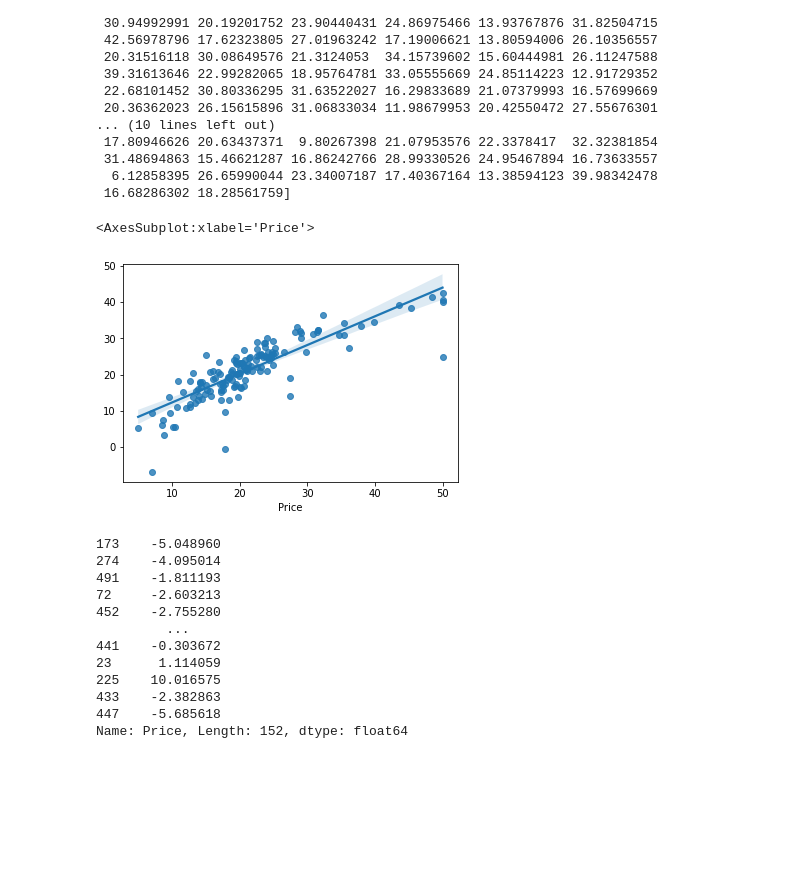
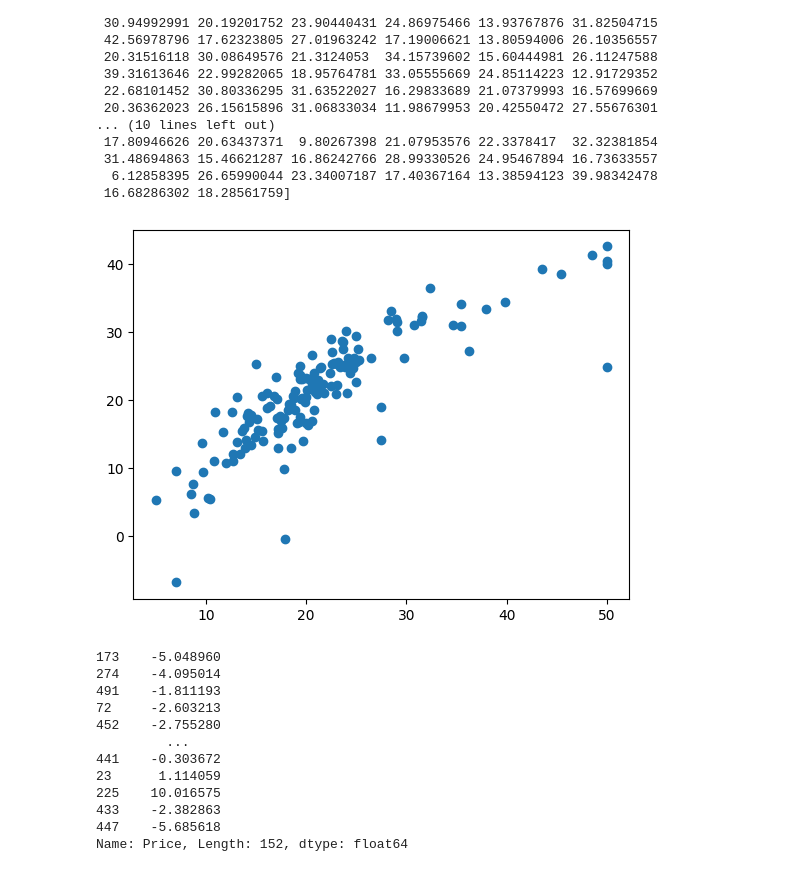
Before and after one commit to kapil1802/BostanHousePricing, a Jupyter notebook: LinerarReg_ML_project1.ipynb, the cells around one changed output. Saved outputs shown, nothing was run; the diff lists cells and outputs as text; code cells hidden in the pictures; blank space fills up the shorter version.

```diff
--- a/LinerarReg_ML_project1.ipynb
+++ b/LinerarReg_ML_project1.ipynb
@@ -326,10 +329,10 @@ print(reg_predict)
  16.68286302 18.28561759]
 # %%
 # plot a scatterplot for prediction
-sns.regplot(y_test,reg_predict)
+plt.scatter(y_test,reg_predict)
+plt.show()
 # %% [output]
-<AxesSubplot:xlabel='Price'>
-[figure, old version]
+[figure, new version]
 # %%
 # residual/error
 residual = y_test-reg_predict
```
Also changed, not shown: parts of 14 cells of this notebook, 4 other files.
